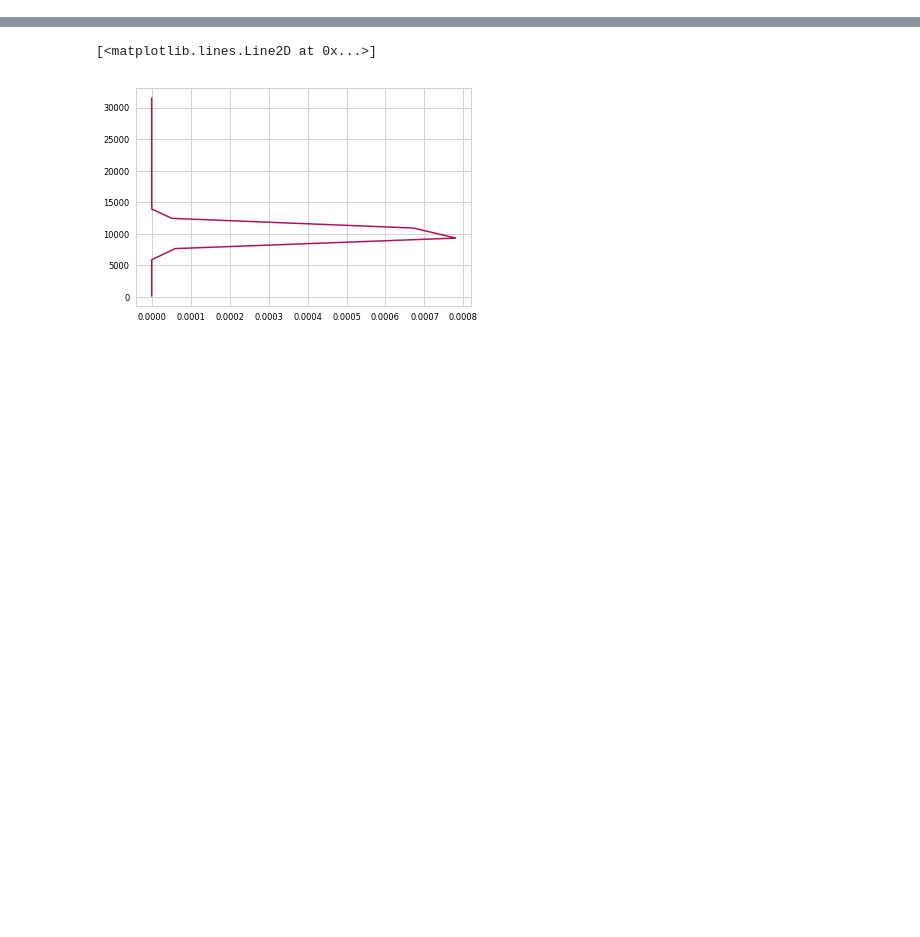
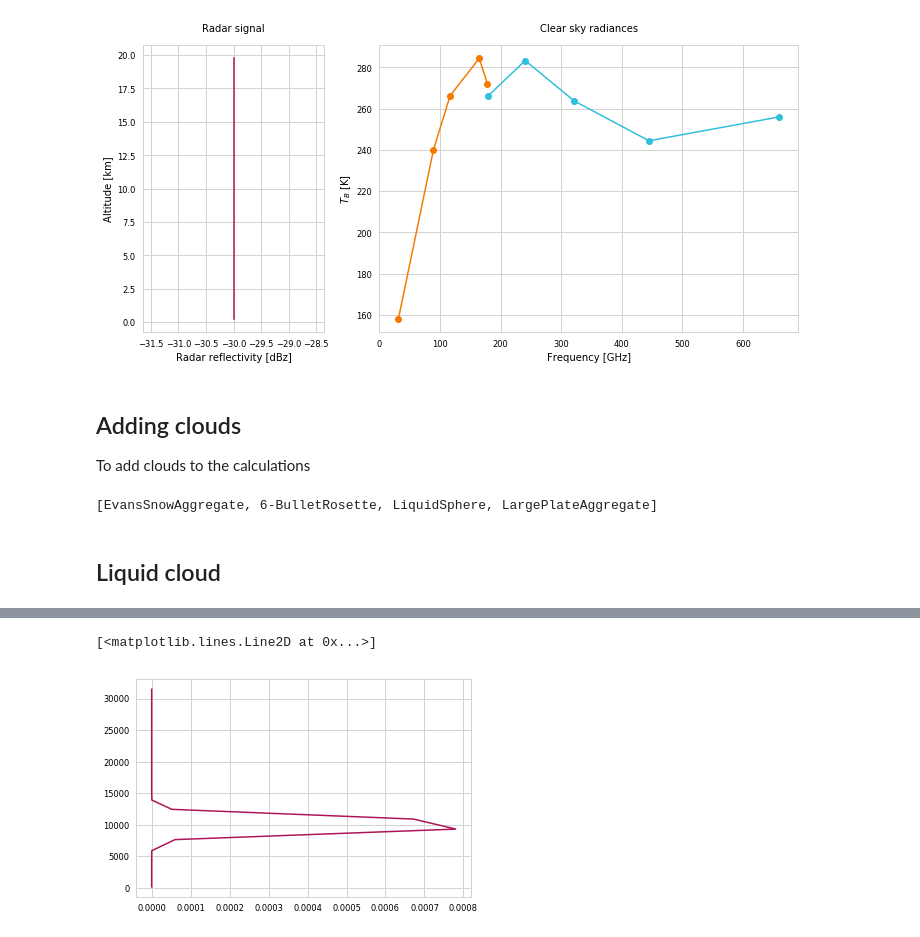
Before and after one commit to simonpf/artssat, a Jupyter notebook: examples/notebooks/clouds.ipynb, the cells around one changed output, grey strips where cells are left out. Drawn from its saved outputs; the diff is of its cells as text; code cells hidden in the pictures; blank space fills up the shorter version.

```diff
--- a/examples/notebooks/clouds.ipynb
+++ b/examples/notebooks/clouds.ipynb
@@ -6,0 +35,10 @@ Loading ARTS API from: /home/simonpf/build/arts_fast/src/libarts_api.so
+# %%
+from parts.sensor import CloudSat
+
+cloud_sat = CloudSat(stokes_dimension = 1)
+cloud_sat.sensor_line_of_sight = np.array([180.0])
+cloud_sat.sensor_position      = np.array([500e3])
+cloud_sat.range_bins           = np.linspace(0, 20e3, 41) # Edges of range bins [m]
+
+# Uncomment to include CloudSat in simulation.
+sensors += [cloud_sat]
@@ -11,0 +117,43 @@ atmosphere = StandardAtmosphere()
+# %%
+f_ici       = np.copy(ici.f_grid)
+y_ici_clear = np.copy(ici.y)
+
+f_mwi       = np.copy(mwi.f_grid)
+y_mwi_clear = np.copy(mwi.y)
+
+y_cs_clear = np.copy(cloud_sat.y)
+z_cs       = cloud_sat.range_bins
+z_cs       = 0.5 * (z_cs[1:] + z_cs[:-1])
+# %%
+from matplotlib.gridspec import GridSpec
+f = plt.figure(figsize = (10, 5))
+gs = GridSpec(1, 3)
+
+ax = plt.subplot(gs[0, 0])
+ax.plot(y_cs_clear, z_cs / 1e3, c = "C0")
+ax.set_xlabel("Radar reflectivity [dBz]")
+ax.set_ylabel("Altitude [km]")
+ax.set_title("Radar signal")
+
+ax = plt.subplot(gs[0, 1:])
+ax.plot(f_mwi / 1e9, y_mwi_clear, c = "C1", marker = "o")
+ax.plot(f_ici / 1e9, y_ici_clear, c = "C2", marker = "o")
+
+ax.set_xlabel("Frequency [GHz]")
+ax.set_ylabel("$T_B$ [K]")
+ax.set_title("Clear sky radiances")
+
+plt.tight_layout()
+# %% [output]
+[figure, added]
+# %% [markdown]
+## Adding clouds
+
+To add clouds to the calculations
+# %%
+from parts.scattering.ssdb import shapes
+display(shapes)
+# %% [output]
+[EvansSnowAggregate, 6-BulletRosette, LiquidSphere, LargePlateAggregate]
+# %% [markdown]
+## Liquid cloud
```
Also changed, not shown: parts of 61 cells of this notebook, 9 other files.
